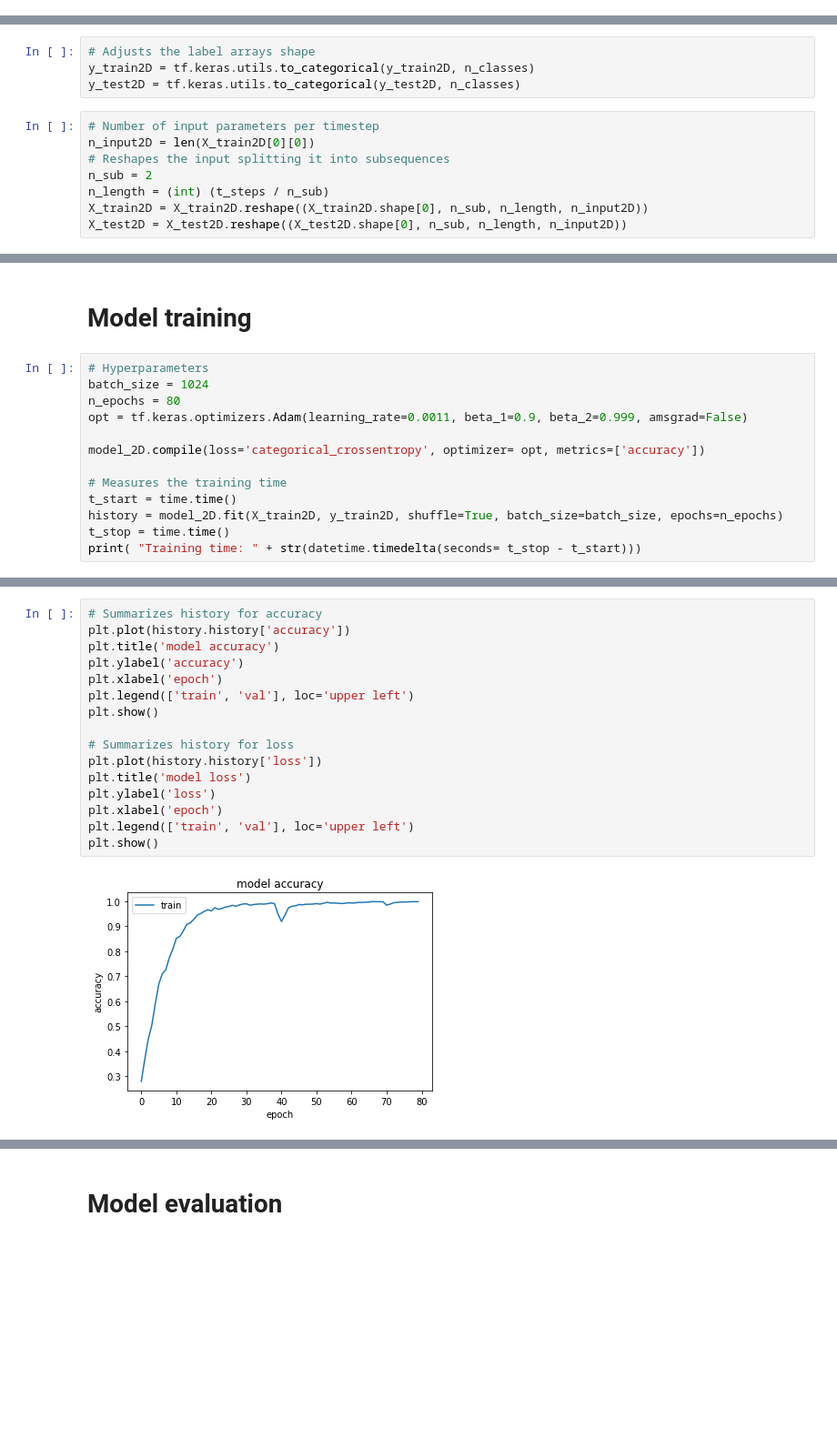
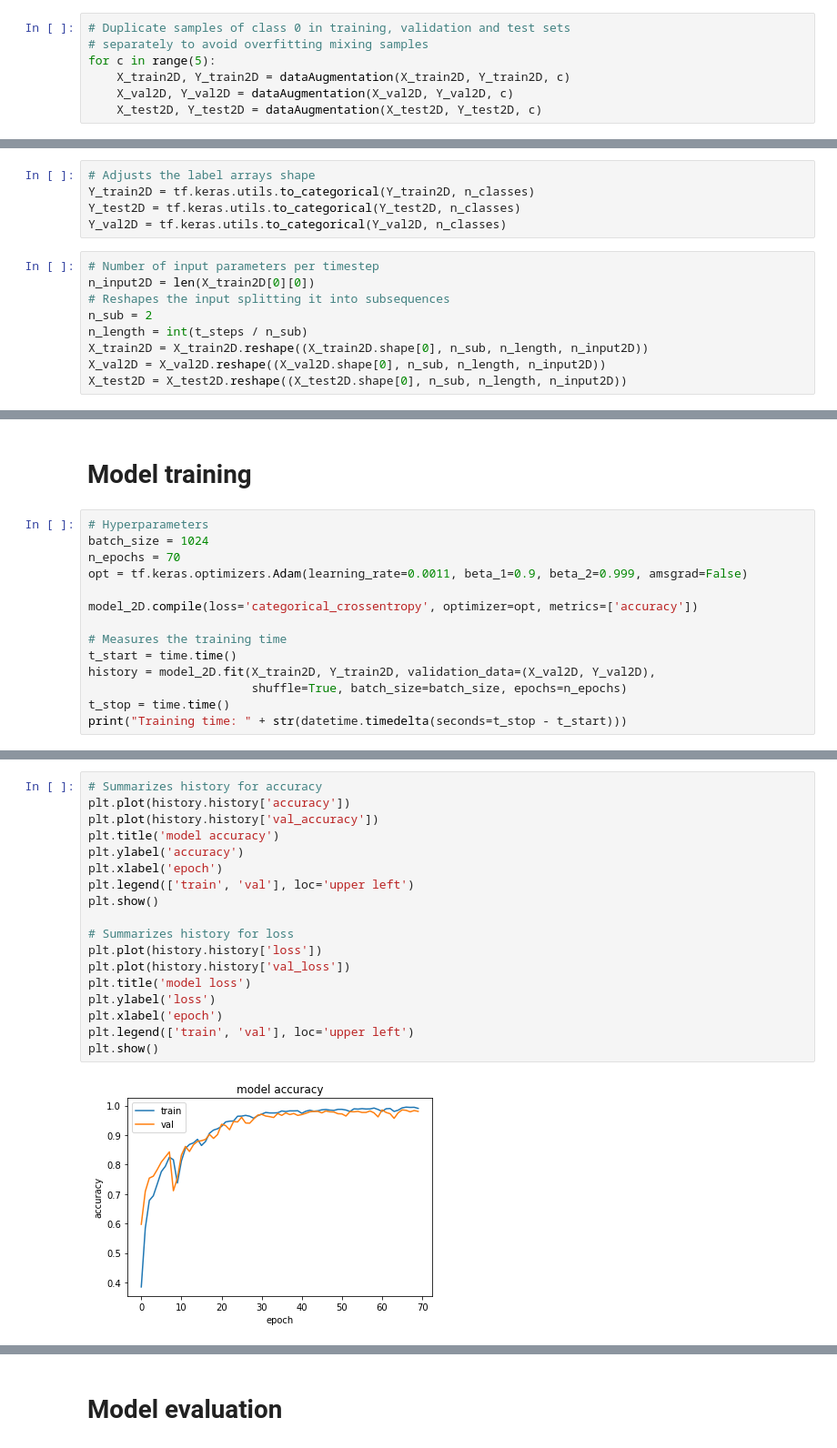
Before and after one commit to Mario-td/Hand-Gesture-Classification-with-Tensorflow-2.0, a Jupyter notebook: 2DModel.ipynb, the cells around one changed output, grey strips where cells are left out. Shown at 91% size. Saved outputs shown, nothing was run; the diff lists cells and outputs as text; blank space fills up the shorter version.

```diff
--- a/2DModel.ipynb
+++ b/2DModel.ipynb
@@ -50,3 +83,10 @@ X_test shape (2721, 32, 42)
+# %%
+# Duplicate samples of class 0 in training, validation and test sets
+# separately to avoid overfitting mixing samples
+for c in range(5):
+    X_train2D, Y_train2D = dataAugmentation(X_train2D, Y_train2D, c)
+    X_val2D, Y_val2D = dataAugmentation(X_val2D, Y_val2D, c)
+    X_test2D, Y_test2D = dataAugmentation(X_test2D, Y_test2D, c)
 # %%
 # Prints the number of samples per class in the training and test set
 n_classes = 5
@@ -70,14 +119,16 @@ test samples 4: 538
 # %%
 # Adjusts the label arrays shape
-y_train2D = tf.keras.utils.to_categorical(y_train2D, n_classes)
-y_test2D = tf.keras.utils.to_categorical(y_test2D, n_classes)
+Y_train2D = tf.keras.utils.to_categorical(Y_train2D, n_classes)
+Y_test2D = tf.keras.utils.to_categorical(Y_test2D, n_classes)
+Y_val2D = tf.keras.utils.to_categorical(Y_val2D, n_classes)
 # %%
 # Number of input parameters per timestep
 n_input2D = len(X_train2D[0][0])
 # Reshapes the input splitting it into subsequences
 n_sub = 2
-n_length = (int) (t_steps / n_sub)
+n_length = int(t_steps / n_sub)
 X_train2D = X_train2D.reshape((X_train2D.shape[0], n_sub, n_length, n_input2D))
+X_val2D = X_val2D.reshape((X_val2D.shape[0], n_sub, n_length, n_input2D))
 X_test2D = X_test2D.reshape((X_test2D.shape[0], n_sub, n_length, n_input2D))
 # %%
 # Defines the model
@@ -95,14 +146,15 @@ model_2D.add(tf.keras.layers.Dense(n_classes, activation='softmax'))
 # %%
 # Hyperparameters
 batch_size = 1024
-n_epochs = 80
+n_epochs = 70
 opt = tf.keras.optimizers.Adam(learning_rate=0.0011, beta_1=0.9, beta_2=0.999, amsgrad=False)
 
-model_2D.compile(loss='categorical_crossentropy', optimizer= opt, metrics=['accuracy'])
+model_2D.compile(loss='categorical_crossentropy', optimizer=opt, metrics=['accuracy'])
 
 # Measures the training time
 t_start = time.time()
-history = model_2D.fit(X_train2D, y_train2D, shuffle=True, batch_size=batch_size, epochs=n_epochs)
+history = model_2D.fit(X_train2D, Y_train2D, validation_data=(X_val2D, Y_val2D),
+                       shuffle=True, batch_size=batch_size, epochs=n_epochs)
 t_stop = time.time()
-print( "Training time: " + str(datetime.timedelta(seconds= t_stop - t_start)))
+print("Training time: " + str(datetime.timedelta(seconds=t_stop - t_start)))
 # %% [output]
@@ -126,18 +178,20 @@ Training time: 0:03:00.939827
 # %%
 # Summarizes history for accuracy
 plt.plot(history.history['accuracy'])
+plt.plot(history.history['val_accuracy'])
 plt.title('model accuracy')
 plt.ylabel('accuracy')
 plt.xlabel('epoch')
 plt.legend(['train', 'val'], loc='upper left')
 plt.show()
 
 # Summarizes history for loss
 plt.plot(history.history['loss'])
+plt.plot(history.history['val_loss'])
 plt.title('model loss')
 plt.ylabel('loss')
 plt.xlabel('epoch')
 plt.legend(['train', 'val'], loc='upper left')
 plt.show()
 # %% [output]
-[figure, old version]
+[figure, new version]
```
Also changed, not shown: parts of 19 cells of this notebook.
